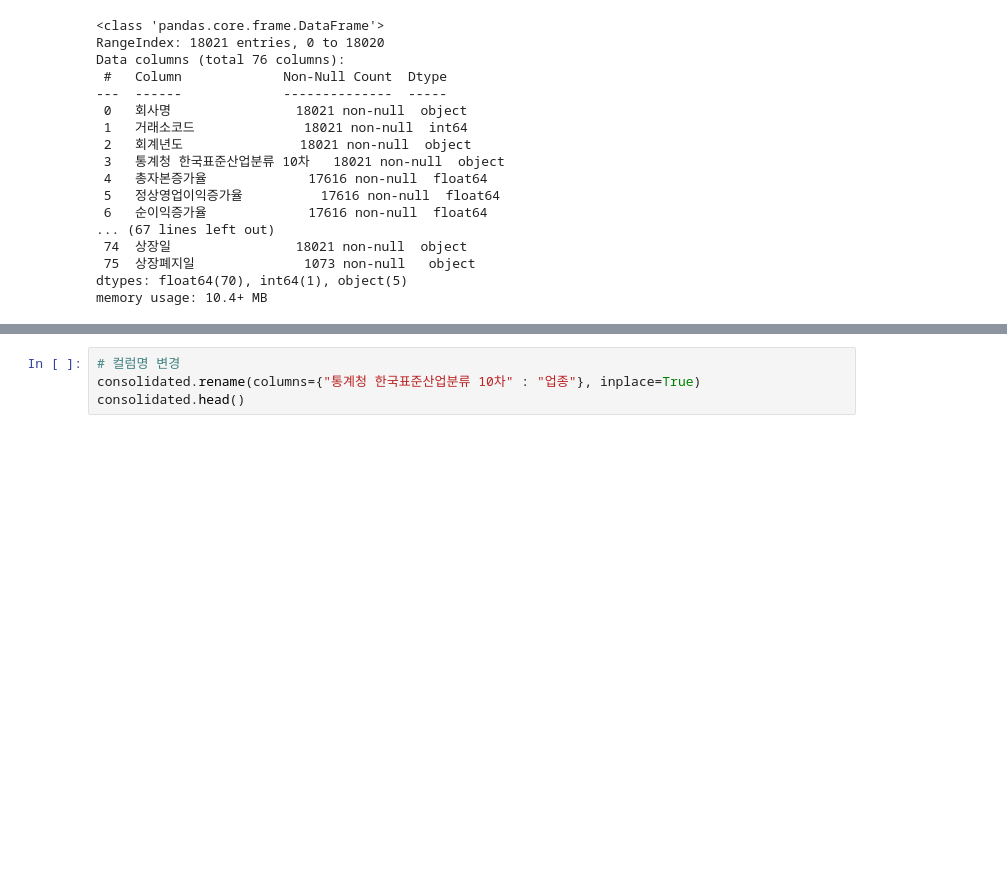
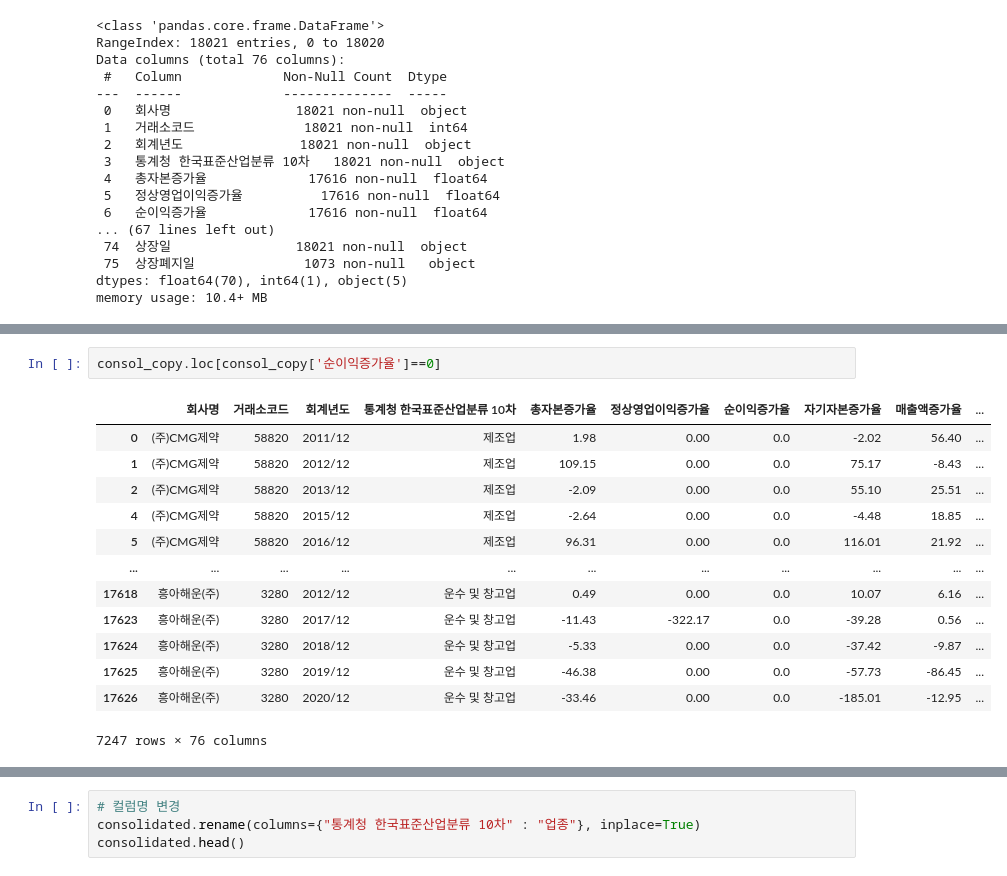
Before and after one commit to xxuvny/Project2_quaero, a Jupyter notebook: 01_전처리_main.ipynb, the cells around one changed output, grey strips where cells are left out. Cells and saved outputs as stored; diff of their text form; blank space fills up the shorter version.

```diff
--- a/01_전처리_main.ipynb
+++ b/01_전처리_main.ipynb
@@ -268,0 +342,16 @@ Name: 회사명, Length: 394, dtype: object
+# %%
+consol_copy.loc[consol_copy['순이익증가율']==0]
+# %% [output]
+|  | 회사명 | 거래소코드 | 회계년도 | 통계청 한국표준산업분류 10차 | 총자본증가율 | 정상영업이익증가율 | 순이익증가율 | 자기자본증가율 | 매출액증가율 | ... |
+| 0 | (주)CMG제약 | 58820 | 2011/12 | 제조업 | 1.98 | 0.00 | 0.0 | -2.02 | 56.40 | ... |
+| 1 | (주)CMG제약 | 58820 | 2012/12 | 제조업 | 109.15 | 0.00 | 0.0 | 75.17 | -8.43 | ... |
+| 2 | (주)CMG제약 | 58820 | 2013/12 | 제조업 | -2.09 | 0.00 | 0.0 | 55.10 | 25.51 | ... |
+| 4 | (주)CMG제약 | 58820 | 2015/12 | 제조업 | -2.64 | 0.00 | 0.0 | -4.48 | 18.85 | ... |
+| 5 | (주)CMG제약 | 58820 | 2016/12 | 제조업 | 96.31 | 0.00 | 0.0 | 116.01 | 21.92 | ... |
+| ... | ... | ... | ... | ... | ... | ... | ... | ... | ... | ... |
+| 17618 | 흥아해운(주) | 3280 | 2012/12 | 운수 및 창고업 | 0.49 | 0.00 | 0.0 | 10.07 | 6.16 | ... |
+| 17623 | 흥아해운(주) | 3280 | 2017/12 | 운수 및 창고업 | -11.43 | -322.17 | 0.0 | -39.28 | 0.56 | ... |
+| 17624 | 흥아해운(주) | 3280 | 2018/12 | 운수 및 창고업 | -5.33 | 0.00 | 0.0 | -37.42 | -9.87 | ... |
+| 17625 | 흥아해운(주) | 3280 | 2019/12 | 운수 및 창고업 | -46.38 | 0.00 | 0.0 | -57.73 | -86.45 | ... |
+| 17626 | 흥아해운(주) | 3280 | 2020/12 | 운수 및 창고업 | -33.46 | 0.00 | 0.0 | -185.01 | -12.95 | ... |
+7247 rows × 76 columns
```
Also changed, not shown: parts of 20 cells of this notebook, 15 other files.
